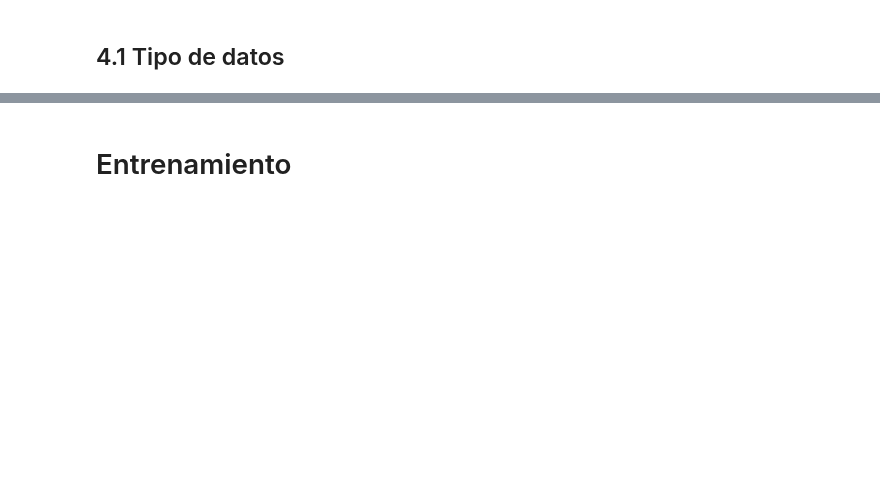
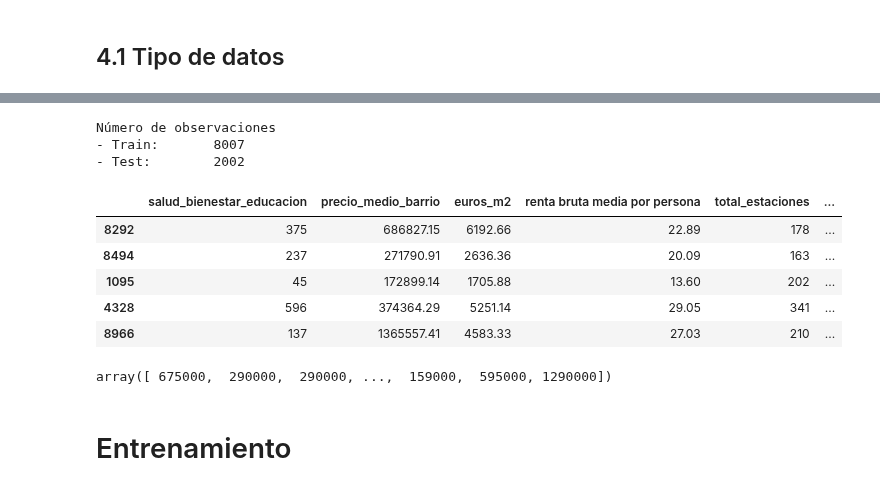
Before and after one commit to avaquerocastro/precios-de-vivienda-madrid, a Jupyter notebook: codigo/04-modelos/Modelo Baseline/modelo_baseline.ipynb, the cells around one changed output, grey strips where cells are left out. Drawn from its saved outputs; the diff is of its cells as text; code cells hidden in the pictures; blank space fills up the shorter version.

```diff
--- a/codigo/04-modelos/Modelo Baseline/modelo_baseline.ipynb
+++ b/codigo/04-modelos/Modelo Baseline/modelo_baseline.ipynb
@@ -201,5 +239,5 @@ KeyboardInterrupt:
 # %%
-cols=['url','total_estaciones','m2_constr', 'dormitorios', 'balcon', 'terraza', 'trastero', 'ascensor','cod_barrio', 'banos', 'precio', 'tiene_armario','tiene_jardin','tiene_piscina','total_transacciones','renta neta media por hogar','cultura_entretenimiento']
+cols=['url','salud_bienestar_educacion','precio_medio_barrio','euros_m2','renta bruta media por persona','total_estaciones','m2_constr', 'dormitorios', 'balcon', 'terraza', 'trastero', 'ascensor','cod_barrio', 'banos', 'precio', 'tiene_armario','tiene_jardin','tiene_piscina','total_transacciones','renta neta media por hogar','cultura_entretenimiento']
 df=dfb[cols]
 # %%
 print(f"El DataFrame dfEDA tiene {df.shape[0]} filas y {df.shape[1]} columnas.")
@@ -514,2 +515,0 @@ Name: precio, dtype: float64
-# %%
-df.drop_duplicates(keep='first', inplace=True)
@@ -529,2 +518,2 @@ En el grafico mostrado se puede visualizar claramente la distribucion de las viv
 # %%
-dfbaseline=df
+dfModelo=df
@@ -544,13 +561,30 @@ print("- Test:       ", X_test.shape[0])
 # %%
 # Dividir las columnas objetivo y características, preservando nombres de columnas
-y = dfbaseline[target].values
-X = dfbaseline.drop(columns=[target,'url'])
+y = dfModelo[target].values
+X = dfModelo.drop(columns=[target,'url'])
 
-df_ids = dfbaseline[['url']]
+df_ids = dfModelo[['url']]
 
 # Primera clasificación entre train y test
-X_train, X_test, y_train, y_test, ids_train, ids_test = train_test_split(X, y, df_ids, test_size=0.2, random_state=42, stratify=y)
+X_train, X_test, y_train, y_test, ids_train, ids_test = train_test_split(X, y, df_ids, test_size=0.2, random_state=42)
 # Número de registros en cada conjunto
 print("Número de observaciones")
 print("- Train:      ", X_train.shape[0])
 print("- Test:       ", X_test.shape[0])
+# %% [output]
+Número de observaciones
+- Train:       8007
+- Test:        2002
+# %%
+X_train.head()
+# %% [output]
+|  | salud_bienestar_educacion | precio_medio_barrio | euros_m2 | renta bruta media por persona | total_estaciones | ... |
+| 8292 | 375 | 686827.15 | 6192.66 | 22.89 | 178 | ... |
+| 8494 | 237 | 271790.91 | 2636.36 | 20.09 | 163 | ... |
+| 1095 | 45 | 172899.14 | 1705.88 | 13.60 | 202 | ... |
+| 4328 | 596 | 374364.29 | 5251.14 | 29.05 | 341 | ... |
+| 8966 | 137 | 1365557.41 | 4583.33 | 27.03 | 210 | ... |
+# %%
+y_train
+# %% [output]
+array([ 675000,  290000,  290000, ...,  159000,  595000, 1290000])
```
Also changed, not shown: parts of 59 cells of this notebook.
